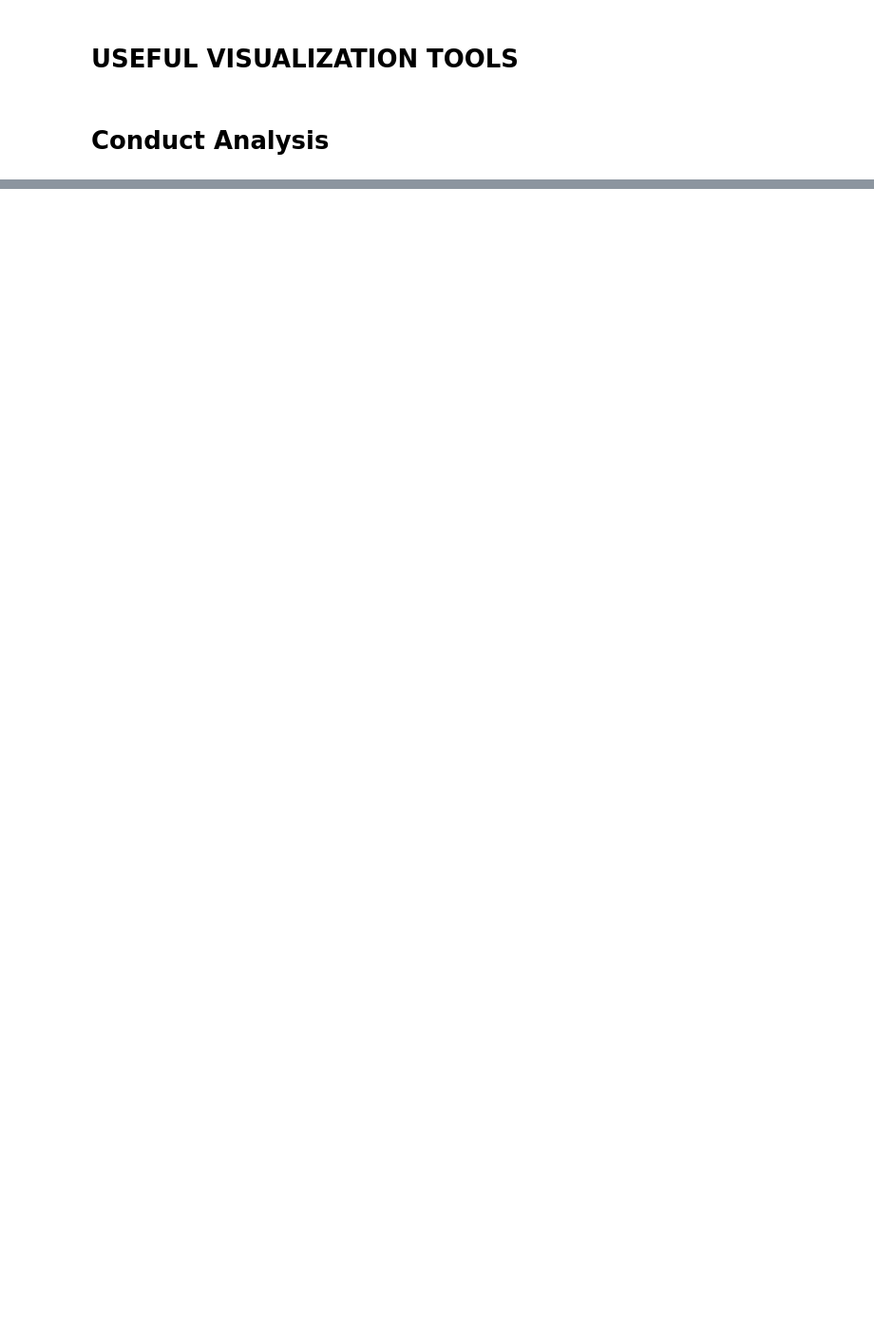
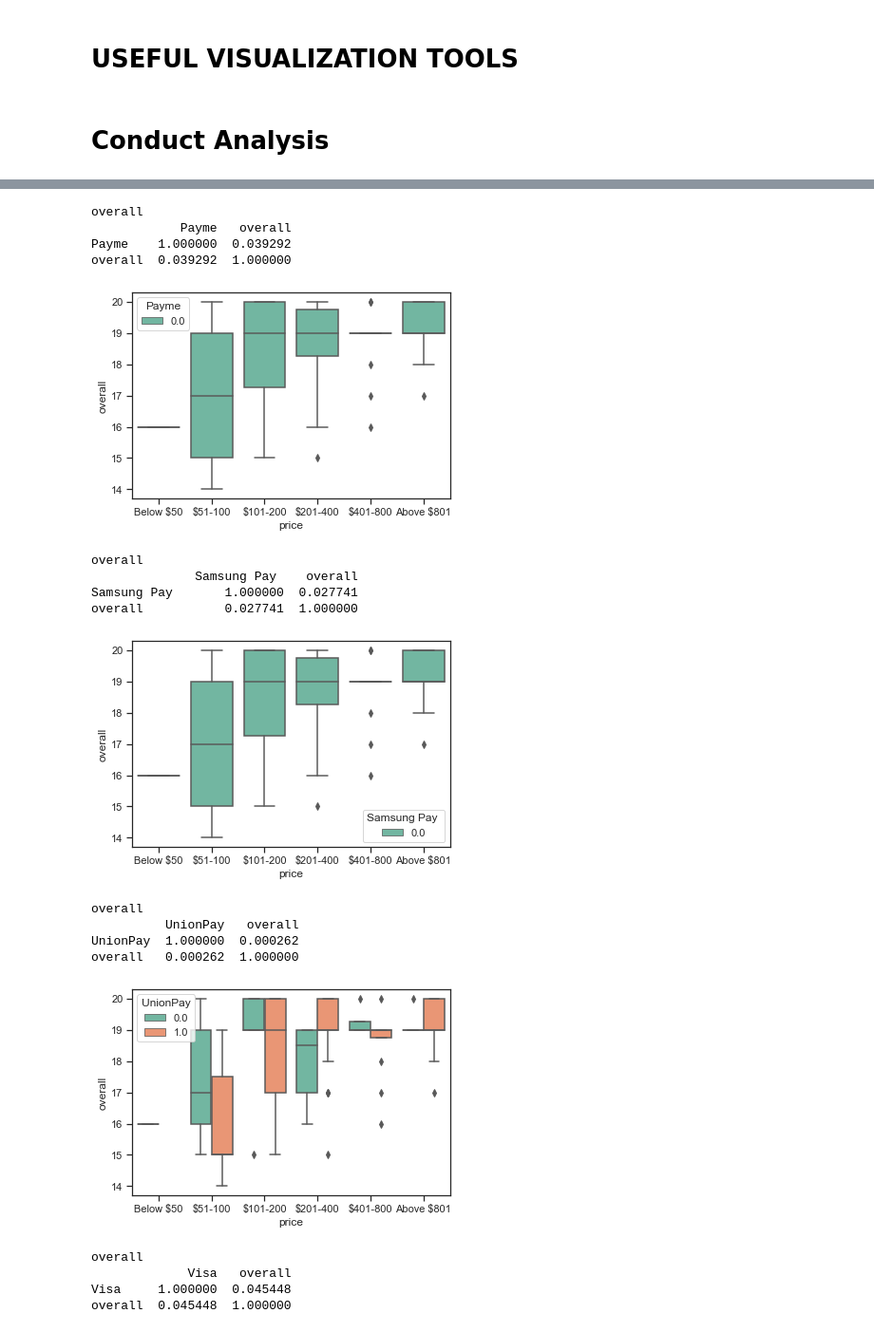
Before and after one commit to noodleconference/ISOM3400, a Jupyter notebook: Visualize_results_zoe.ipynb, the cells around one changed output, grey strips where cells are left out. Shown at 95% size. Drawn from its saved outputs; the diff is of its cells as text; code cells hidden in the pictures; blank space fills up the shorter version.

```diff
--- a/Visualize_results_zoe.ipynb
+++ b/Visualize_results_zoe.ipynb
@@ -417,11 +423,31 @@ y intercept:  18.227622714148225 slope:  0.07459095283926795
 ... (12 outputs left out)
 # %%
 
-for i in ['overall']:#,'service','value','happy','bookmark','happy_vs_sad']:
+for i in ['overall','service']:#,'value','happy','bookmark','happy_vs_sad']:
     for j in list(df.columns)[-6:]:
         print(i)
         print(df[[j,i]].corr())
         sns.boxplot(x="price", y=i,
                 hue=j, palette='Set2',
                 data=df_pay)
         plt.show()
+# %% [output]
+overall
+            Payme   overall
+Payme    1.000000  0.039292
+overall  0.039292  1.000000
+[figure, added]
+overall
+              Samsung Pay    overall
+Samsung Pay       1.000000  0.027741
+overall           0.027741  1.000000
+[figure, added]
+overall
+          UnionPay   overall
+UnionPay  1.000000  0.000262
+overall   0.000262  1.000000
+[figure, added]
+overall
+             Visa   overall
+Visa     1.000000  0.045448
+overall  0.045448  1.000000
```
Also changed, not shown: parts of 13 cells of this notebook.
